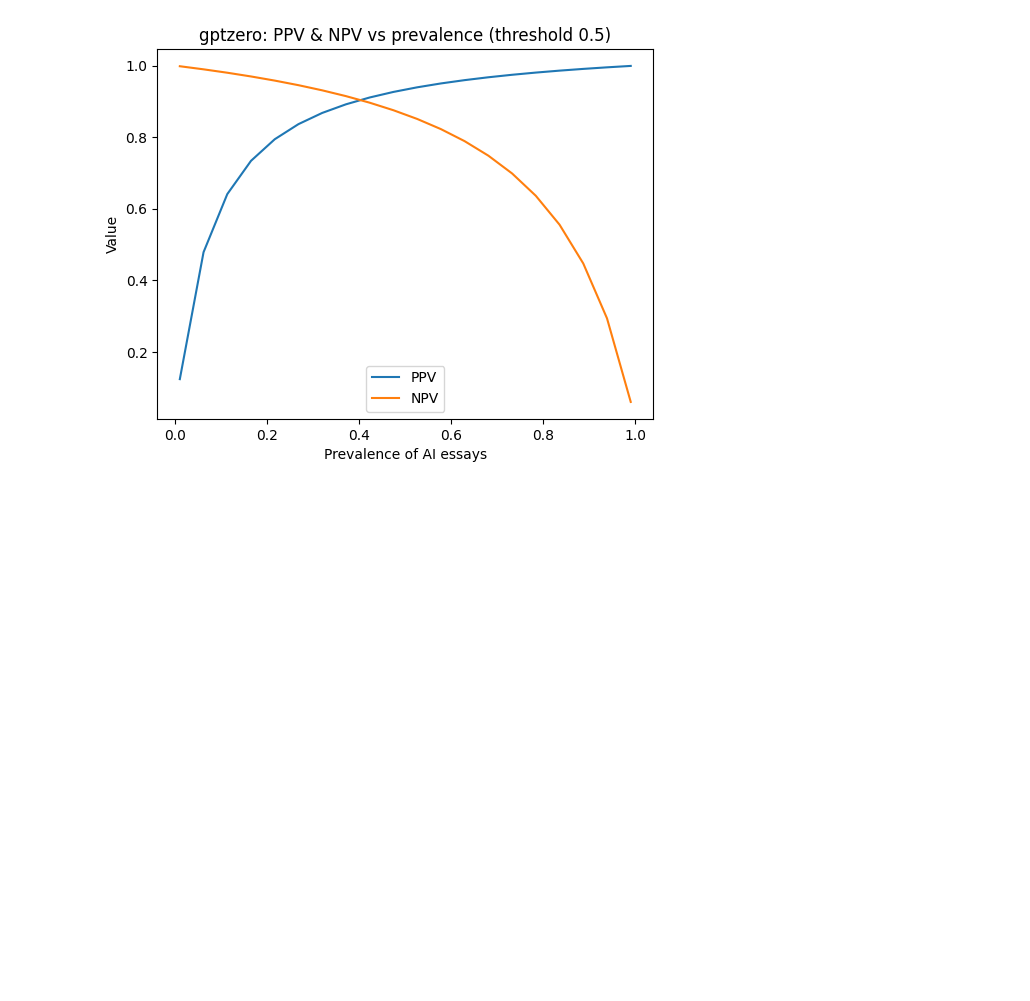
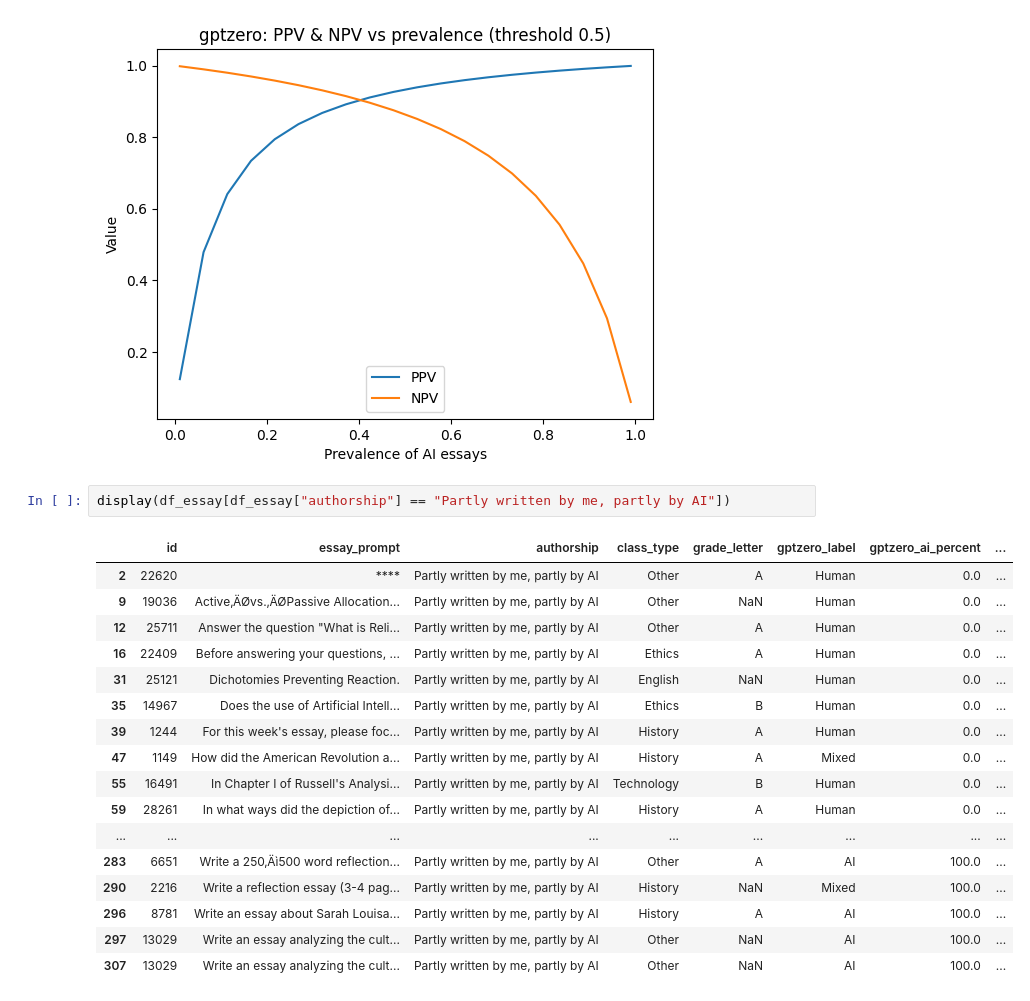
Before and after one commit to Midkinn/Assignment3-AIS, a Jupyter notebook: A3_code (1).ipynb, the cells around one changed output. Cells and saved outputs as stored; diff of their text form; blank space fills up the shorter version.

Commit message:
Added some cells giving counts
Added some cells giving counts for human-AI hybrid essays to see the efficacy of essay modification by hand in evasion of AI detectors.

```diff
--- a/A3_code (1).ipynb
+++ b/A3_code (1).ipynb
@@ -268,3 +268,23 @@ plt.legend()
 plt.show()
 # %% [output]
 [figure]
+# %%
+display(df_essay[df_essay["authorship"] == "Partly written by me, partly by AI"])
+# %% [output]
+|  | id | essay_prompt | authorship | class_type | grade_letter | gptzero_label | gptzero_ai_percent | ... |
+| 2 | 22620 | **** | Partly written by me, partly by AI | Other | A | Human | 0.0 | ... |
+| 9 | 19036 | Active‚ÄØvs.‚ÄØPassive Allocation... | Partly written by me, partly by AI | Other | NaN | Human | 0.0 | ... |
+| 12 | 25711 | Answer the question "What is Reli... | Partly written by me, partly by AI | Other | A | Human | 0.0 | ... |
+| 16 | 22409 | Before answering your questions, ... | Partly written by me, partly by AI | Ethics | A | Human | 0.0 | ... |
+| 31 | 25121 | Dichotomies Preventing Reaction. | Partly written by me, partly by AI | English | NaN | Human | 0.0 | ... |
+| 35 | 14967 | Does the use of Artificial Intell... | Partly written by me, partly by AI | Ethics | B | Human | 0.0 | ... |
+| 39 | 1244 | For this week's essay, please foc... | Partly written by me, partly by AI | History | A | Human | 0.0 | ... |
+| 47 | 1149 | How did the American Revolution a... | Partly written by me, partly by AI | History | A | Mixed | 0.0 | ... |
+| 55 | 16491 | In Chapter I of Russell's Analysi... | Partly written by me, partly by AI | Technology | B | Human | 0.0 | ... |
+| 59 | 28261 | In what ways did the depiction of... | Partly written by me, partly by AI | History | A | Human | 0.0 | ... |
+| ... | ... | ... | ... | ... | ... | ... | ... | ... |
+| 283 | 6651 | Write a 250‚Äì500 word reflection... | Partly written by me, partly by AI | Other | A | AI | 100.0 | ... |
+| 290 | 2216 | Write a reflection essay (3-4 pag... | Partly written by me, partly by AI | History | NaN | Mixed | 100.0 | ... |
+| 296 | 8781 | Write an essay about Sarah Louisa... | Partly written by me, partly by AI | History | A | AI | 100.0 | ... |
+| 297 | 13029 | Write an essay analyzing the cult... | Partly written by me, partly by AI | Other | NaN | AI | 100.0 | ... |
+| 307 | 13029 | Write an essay analyzing the cult... | Partly written by me, partly by AI | Other | NaN | AI | 100.0 | ... |
```
Also changed, not shown: parts of 5 cells of this notebook.
